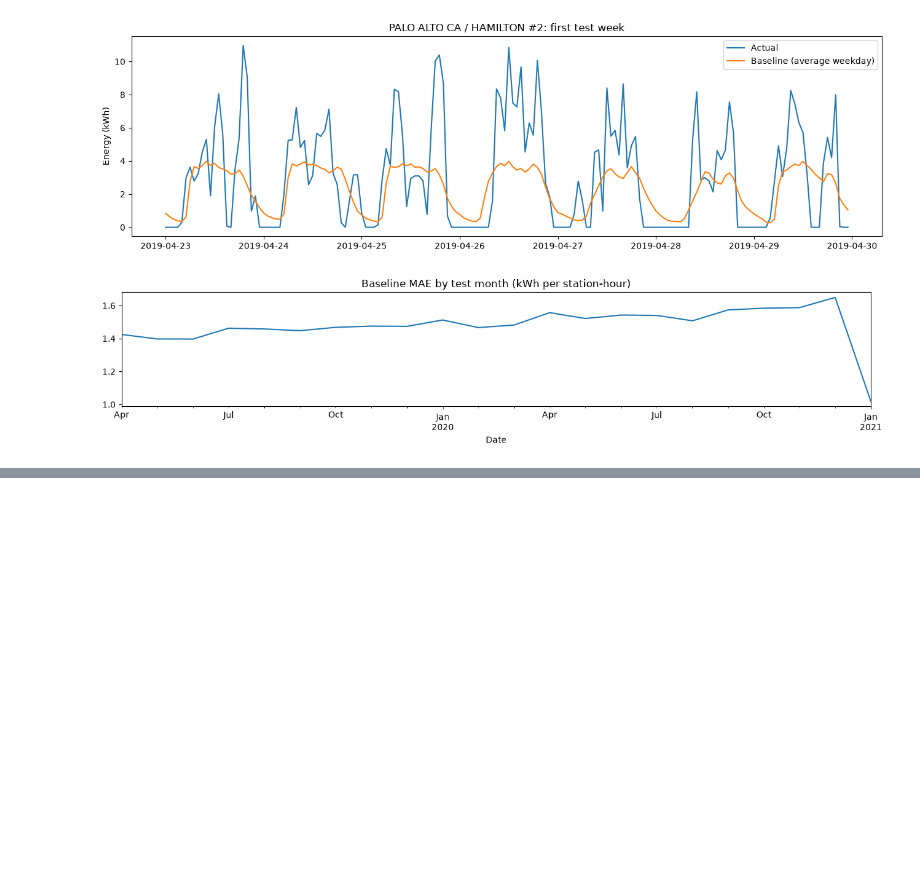
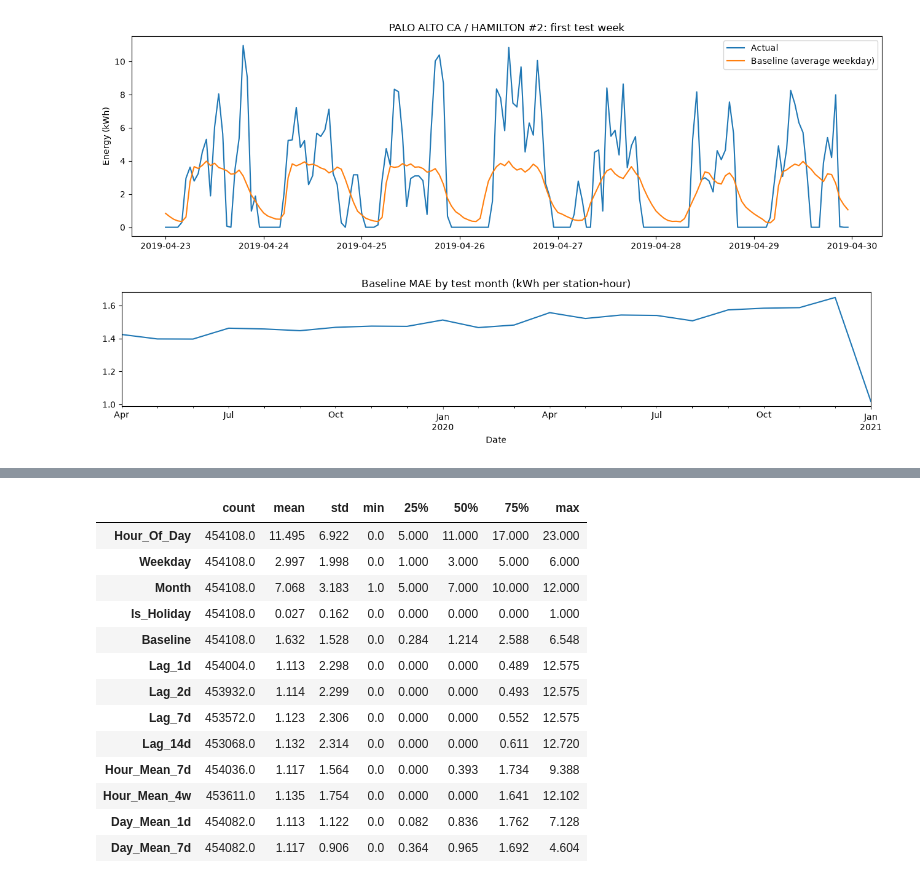
Before and after one commit to dumitritamacarenco/Introduction-to-Business-Analytics---Project-, a Jupyter notebook: task2_prediction.ipynb, the cells around one changed output, grey strips where cells are left out. Cells and saved outputs as stored; diff of their text form; code cells hidden in the pictures; blank space fills up the shorter version.

```diff
--- a/task2_prediction.ipynb
+++ b/task2_prediction.ipynb
@@ -158,0 +165,62 @@ plt.show()
+# %%
+from pandas.tseries.holiday import USFederalHolidayCalendar
+from sklearn.ensemble import HistGradientBoostingRegressor
+
+TARGET = "Energy (kWh)"
+DAY = pd.Timedelta(days=1)
+
+def lookup(values, *keys):
+    # Value for each row's keys; empty where that station/day/hour does not exist
+    return values.reindex(pd.MultiIndex.from_arrays(keys)).to_numpy()
+
+def build_features(panel, profile):
+    df = panel[["Station Name", "Hour", "Date", "Hour_Of_Day", "Weekday", TARGET]].copy()
+    station, date, hour = df["Station Name"], df["Date"], df["Hour_Of_Day"]
+
+    # Lookups by local clock hour and by local day (averaging makes the two daylight-saving days safe)
+    by_hour = df.groupby(["Station Name", "Date", "Hour_Of_Day"])[TARGET].mean()
+    by_day = df.groupby(["Station Name", "Date"])[TARGET].mean()
+    same_hour = pd.DataFrame({k: lookup(by_hour, station, date - k * DAY, hour)
+                              for k in [1, 2, 3, 4, 5, 6, 7, 14, 21, 28]}, index=df.index)
+    whole_day = pd.DataFrame({k: lookup(by_day, station, date - k * DAY) for k in range(1, 8)}, index=df.index)
+
+    for k in [1, 2, 7, 14]:
+        df[f"Lag_{k}d"] = same_hour[k]
+    df["Hour_Mean_7d"] = same_hour[list(range(1, 8))].mean(axis=1)
+    df["Hour_Mean_4w"] = same_hour[[7, 14, 21, 28]].mean(axis=1)
+    df["Day_Mean_1d"] = whole_day[1]
+    df["Day_Mean_7d"] = whole_day.mean(axis=1)
+
+    df["Month"] = date.dt.month
+    df["Is_Holiday"] = date.isin(USFederalHolidayCalendar().holidays(date.min(), date.max())).astype(int)
+    df["Baseline"] = lookup(profile, station, df["Weekday"], hour)
+    df["Station"] = station.astype("category")
+    return df
+
+FEATURES = ["Station", "Hour_Of_Day", "Weekday", "Month", "Is_Holiday", "Baseline",
+            "Lag_1d", "Lag_2d", "Lag_7d", "Lag_14d", "Hour_Mean_7d", "Hour_Mean_4w", "Day_Mean_1d", "Day_Mean_7d"]
+
+features = build_features(panel, profile)
+
+# Check: no feature looks into the target day. Lag_1d must equal the same station and clock hour one day earlier.
+row = features.loc[scored.index[5000]]
+before = panel[(panel["Station Name"] == row["Station Name"]) & (panel["Date"] == row["Date"] - DAY)
+               & (panel["Hour_Of_Day"] == row["Hour_Of_Day"])]
+assert np.isclose(row["Lag_1d"], before[TARGET].mean(), equal_nan=True)
+assert np.allclose(features.loc[scored.index, "Baseline"], scored["Baseline"])
+display(features.loc[scored.index, FEATURES].describe().T.round(3))
+# %% [output]
+|  | count | mean | std | min | 25% | 50% | 75% | max |
+| Hour_Of_Day | 454108.0 | 11.495 | 6.922 | 0.0 | 5.000 | 11.000 | 17.000 | 23.000 |
+| Weekday | 454108.0 | 2.997 | 1.998 | 0.0 | 1.000 | 3.000 | 5.000 | 6.000 |
+| Month | 454108.0 | 7.068 | 3.183 | 1.0 | 5.000 | 7.000 | 10.000 | 12.000 |
+| Is_Holiday | 454108.0 | 0.027 | 0.162 | 0.0 | 0.000 | 0.000 | 0.000 | 1.000 |
+| Baseline | 454108.0 | 1.632 | 1.528 | 0.0 | 0.284 | 1.214 | 2.588 | 6.548 |
+| Lag_1d | 454004.0 | 1.113 | 2.298 | 0.0 | 0.000 | 0.000 | 0.489 | 12.575 |
+| Lag_2d | 453932.0 | 1.114 | 2.299 | 0.0 | 0.000 | 0.000 | 0.493 | 12.575 |
+| Lag_7d | 453572.0 | 1.123 | 2.306 | 0.0 | 0.000 | 0.000 | 0.552 | 12.575 |
+| Lag_14d | 453068.0 | 1.132 | 2.314 | 0.0 | 0.000 | 0.000 | 0.611 | 12.720 |
+| Hour_Mean_7d | 454036.0 | 1.117 | 1.564 | 0.0 | 0.000 | 0.393 | 1.734 | 9.388 |
+| Hour_Mean_4w | 453611.0 | 1.135 | 1.754 | 0.0 | 0.000 | 0.000 | 1.641 | 12.102 |
+| Day_Mean_1d | 454082.0 | 1.113 | 1.122 | 0.0 | 0.082 | 0.836 | 1.762 | 7.128 |
+| Day_Mean_7d | 454082.0 | 1.117 | 0.906 | 0.0 | 0.364 | 0.965 | 1.692 | 4.604 |
```
Also changed, not shown: parts of 6 cells of this notebook.
